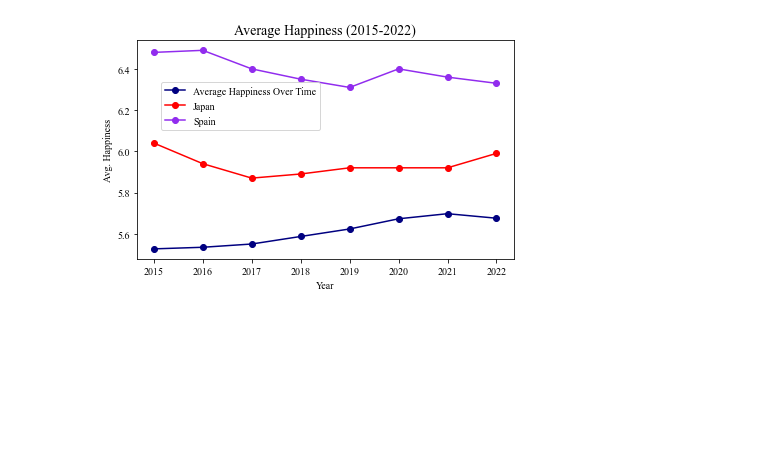
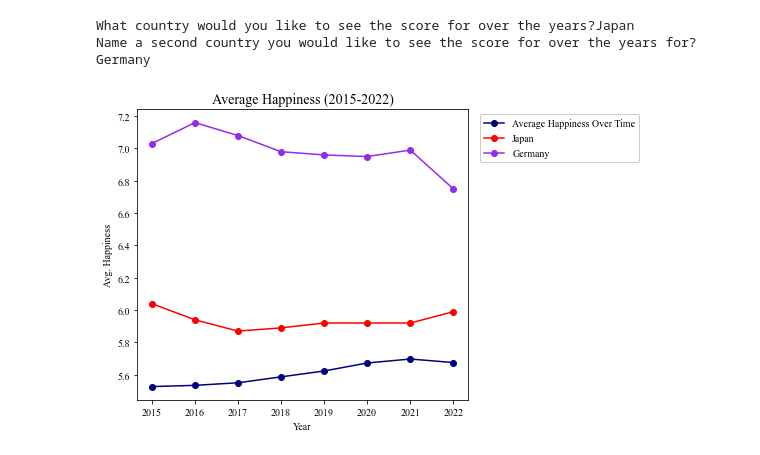
Before and after one commit to CBPher24/Exploring-World-Happiness, a Jupyter notebook: MainWork/Happiness Overtime.ipynb, the cells around one changed output. Drawn from its saved outputs; the diff is of its cells as text; code cells hidden in the pictures; blank space fills up the shorter version.

```diff
--- a/MainWork/Happiness Overtime.ipynb
+++ b/MainWork/Happiness Overtime.ipynb
@@ -77,28 +130,32 @@ input_country1=input(f'What country would you like to see the score for over the
 input_country2=input(f'Name a second country you would like to see the score for over the years for?')
 chosen_df1=happy_years_df.loc[happy_years_df["Country"]==input_country1, ["2022 Happiness Score","2021 Happiness Score","2020 Happiness Score","2019 Happiness Score","2018 Happiness Score","2017 Happiness Score","2016 Happiness Score","2015 Happiness Score"]]
 chosen_df2=happy_years_df.loc[happy_years_df["Country"]==input_country2, ["2022 Happiness Score","2021 Happiness Score","2020 Happiness Score","2019 Happiness Score","2018 Happiness Score","2017 Happiness Score","2016 Happiness Score","2015 Happiness Score"]]
-chosen_df.values.flatten().tolist()
+# chosen_df.values.flatten().tolist()
+# %% [output]
+What country would you like to see the score for over the years?Japan
+Name a second country you would like to see the score for over the years for?Germany
 # %%
 x_axis = avg_happiness_df['Year']
 y_axis = avg_happiness_df['Avg. Happiness']
-
+plt.figure(figsize=(9,5))
 plt.plot(x_axis, y_axis, marker = 'o', color = 'navy', linewidth = 1.5, label="Average Happiness Over Time")
 plt.plot(x_axis,chosen_df1.values.flatten().tolist(), marker='o',color='red',linewidth=1.5, label=input_country1)
 plt.plot(x_axis,chosen_df2.values.flatten().tolist(), marker='o',color='#912CEE',linewidth=1.5, label=input_country2)
 
-legend = plt.legend(loc = 'center right', fontsize = 10, bbox_to_anchor=(.5, .70))
-
+legend = plt.legend(loc = 'center right', fontsize = 10, bbox_to_anchor=(1.53, .9))
+legend.get_frame().set_alpha(None)
+legend.get_frame().set_facecolor((1, 0, 1, 0))
 
 plt.rcParams["font.family"] = "Times New Roman"
 plt.xlabel('Year')
 plt.ylabel('Avg. Happiness')
 plt.title('Average Happiness (2015-2022)', fontsize = 14)
 
 plt.tight_layout()
-plt.savefig('Images/Average Happiness (2015-2022).png')
+plt.savefig('Average Happiness (2015-2022) 2 countries.png')
 plt.show()
 # %% [output]
-[figure, old version]
+[figure, new version]
 # %%
 pd.set_option("display.max_rows",None)
 happy_years_df
```
Also changed, not shown: parts of 5 cells of this notebook, 1 other file.
